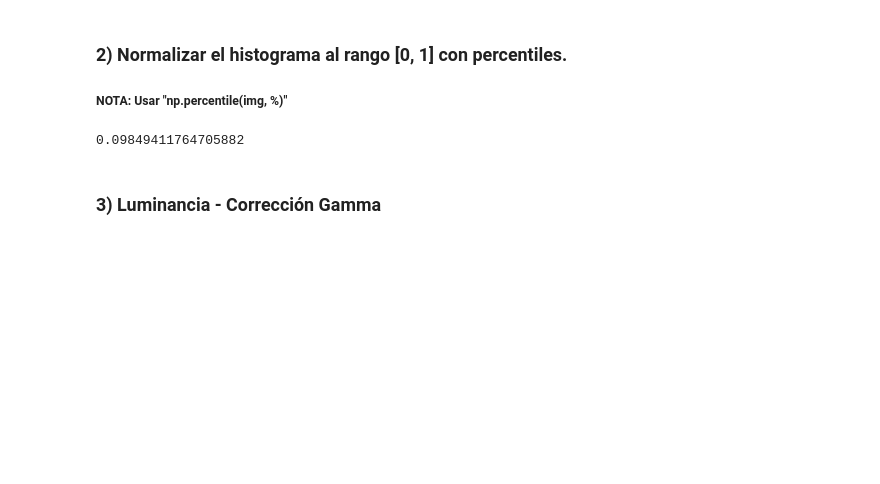
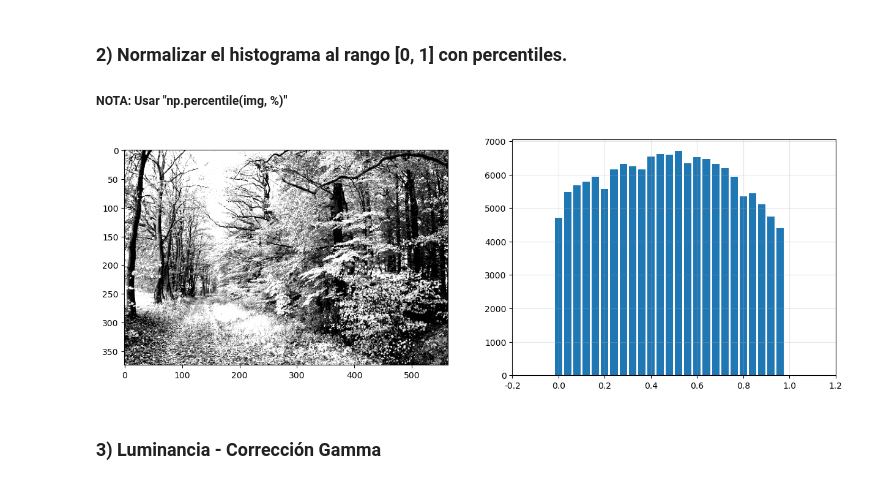
Before and after one commit to disenodc/pdi, a Jupyter notebook: practica_3_Ceballos.ipynb, the cells around one changed output. Saved outputs shown, nothing was run; the diff lists cells and outputs as text; code cells hidden in the pictures; blank space fills up the shorter version.

```diff
--- a/practica_3_Ceballos.ipynb
+++ b/practica_3_Ceballos.ipynb
@@ -56,9 +81,20 @@ img_gray.max()
 ### 2) Normalizar el histograma al rango [0, 1] con percentiles.
 ##### NOTA: Usar "np.percentile(img, %)"
 # %%
-np.percentile(img_gray,11)
+# np.percentile(img_gray,11)
+
+min = np.percentile (img_gray,10)
+
+max = np.percentile (img_gray,80)
+
+
+y_percen = (img_gray - min) / (max - min)
+
+fig, axes = plt.subplots(1, 2, figsize=(15,5))
+axes[0].imshow(np.clip(y_percen,0,1))
+plot_hist(y_percen, 25, axes[1])
 # %% [output]
-0.09849411764705882
+[figure, added]
 # %% [markdown]
 ### 3) Luminancia - Corrección Gamma
 # %%
```
Also changed, not shown: parts of 4 cells of this notebook, 2 other files.
